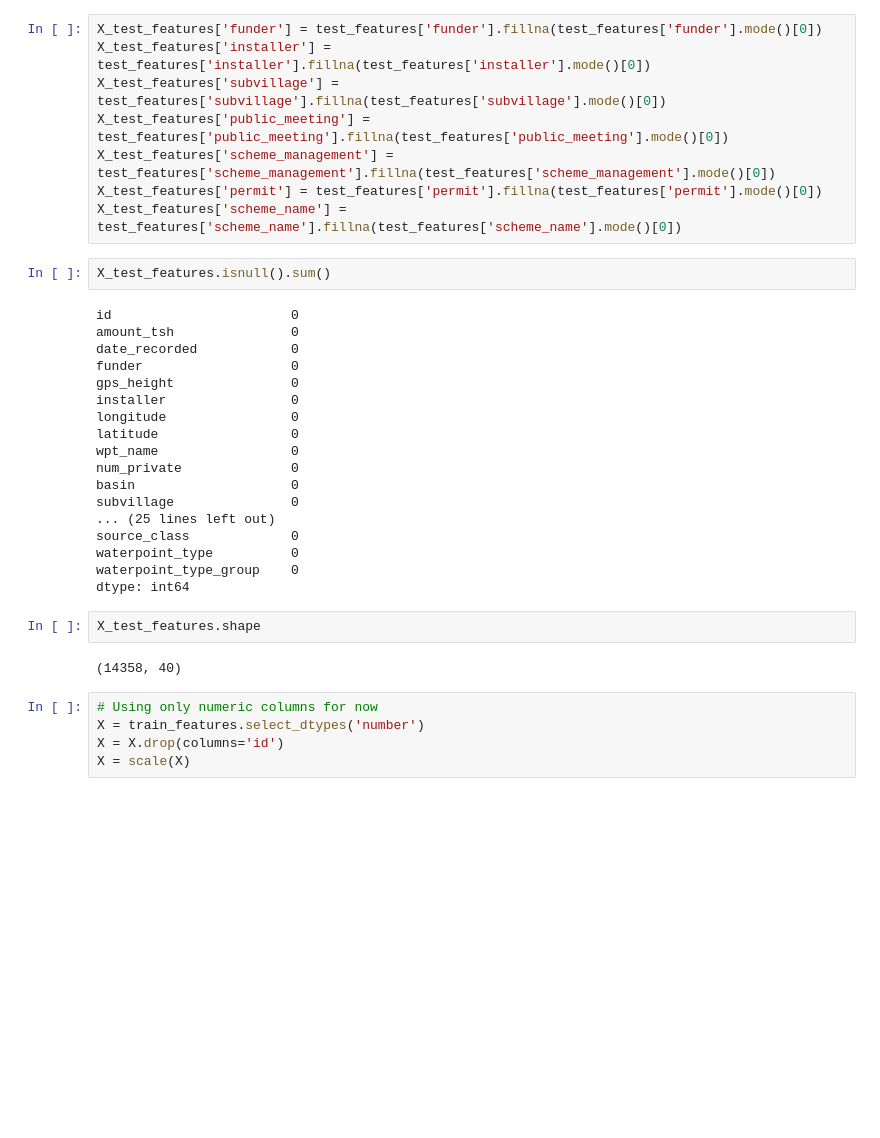
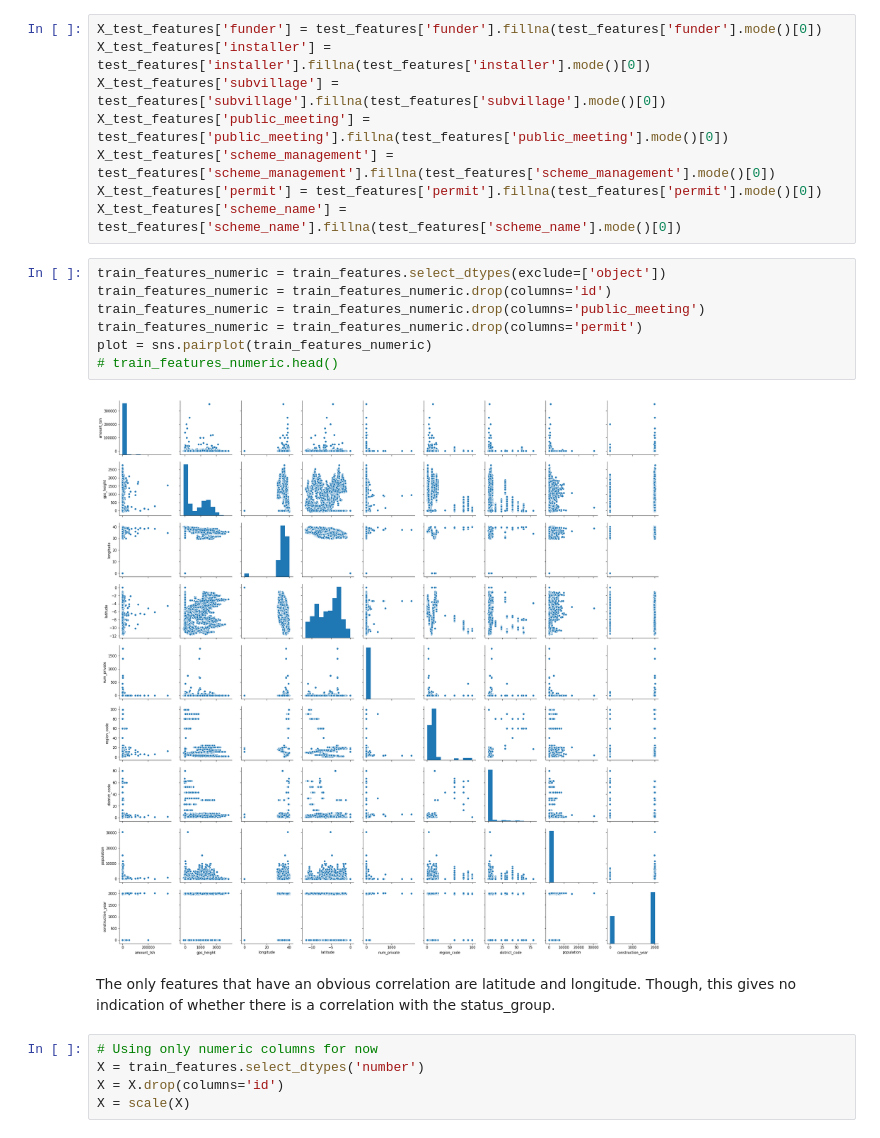
Before and after one commit to DanielleRomanoff/DS-Unit-2-Project-Week, a Jupyter notebook: Project Notebook.ipynb, the cells around one changed output. Drawn from its saved outputs; the diff is of its cells as text; blank space fills up the shorter version.

```diff
--- a/Project Notebook.ipynb
+++ b/Project Notebook.ipynb
@@ -219,30 +219,17 @@ X_test_features['public_meeting'] = test_features['public_meeting'].fillna(test_
 X_test_features['scheme_management'] = test_features['scheme_management'].fillna(test_features['scheme_management'].mode()[0])
 X_test_features['permit'] = test_features['permit'].fillna(test_features['permit'].mode()[0])
 X_test_features['scheme_name'] = test_features['scheme_name'].fillna(test_features['scheme_name'].mode()[0])
-# %%
-X_test_features.isnull().sum()
-# %% [output]
-id                       0
-amount_tsh               0
-date_recorded            0
-funder                   0
-gps_height               0
-installer                0
-longitude                0
-latitude                 0
-wpt_name                 0
-num_private              0
-basin                    0
-subvillage               0
-... (25 lines left out)
-source_class             0
-waterpoint_type          0
-waterpoint_type_group    0
-dtype: int64
-# %%
-X_test_features.shape
-# %% [output]
-(14358, 40)
+# %%
+train_features_numeric = train_features.select_dtypes(exclude=['object'])
+train_features_numeric = train_features_numeric.drop(columns='id')
+train_features_numeric = train_features_numeric.drop(columns='public_meeting')
+train_features_numeric = train_features_numeric.drop(columns='permit')
+plot = sns.pairplot(train_features_numeric)
+# train_features_numeric.head()
+# %% [output]
+[figure, added]
+# %% [markdown]
+The only features that have an obvious correlation are latitude and longitude. Though, this gives no indication of whether there is a correlation with the status_group.
 # %%
 # Using only numeric columns for now
 X = train_features.select_dtypes('number')
```
Also changed, not shown: parts of 13 cells of this notebook, 1 other file.
